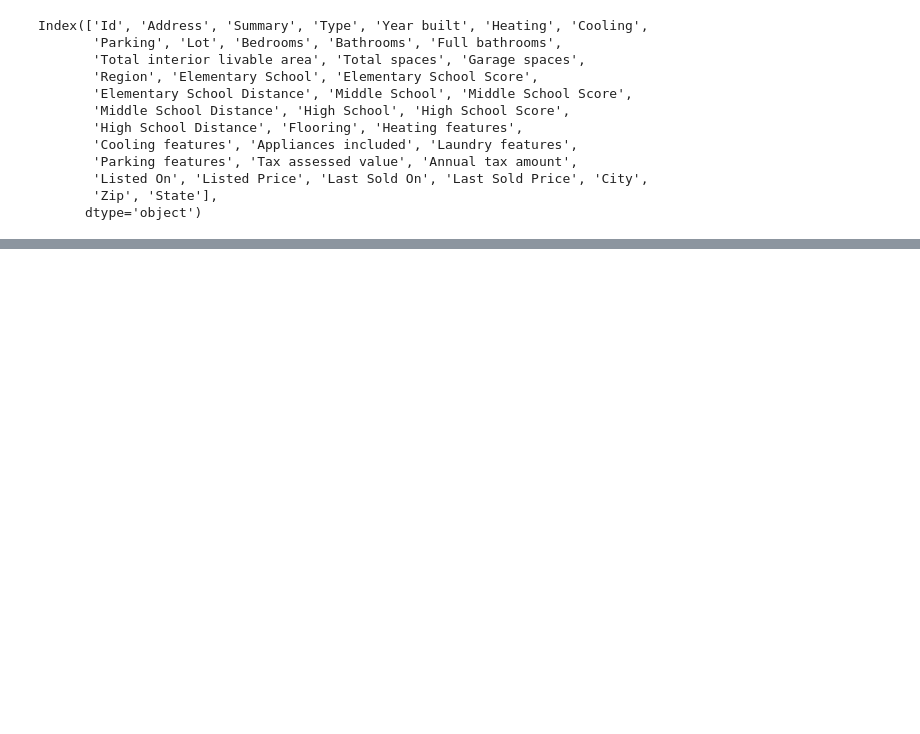
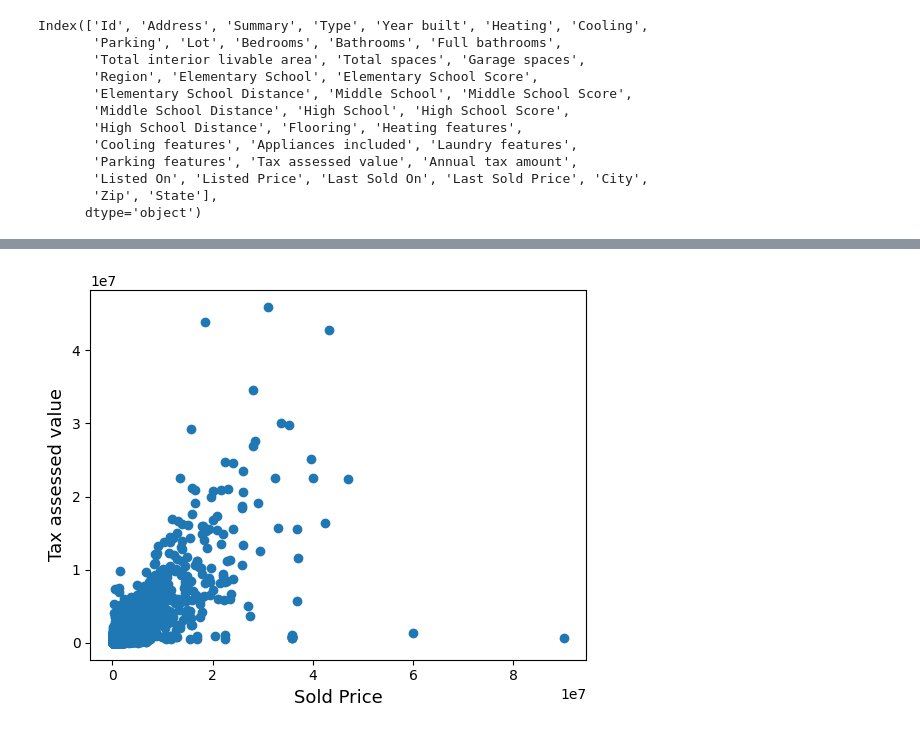
Before and after one commit to DayDayUp-OvO/torch_study, a Jupyter notebook: 15/Untitled.ipynb, the cells around one changed output, grey strips where cells are left out. Saved outputs shown, nothing was run; the diff lists cells and outputs as text; code cells hidden in the pictures; blank space fills up the shorter version.

```diff
--- a/15/Untitled.ipynb
+++ b/15/Untitled.ipynb
@@ -65,0 +144,4 @@ all_features.shape
+# %%
+plot_scatter('Sold Price', 'Tax assessed value')
+# %% [output]
+[figure, added]
```
Also changed, not shown: parts of 25 cells of this notebook, 4 other files.
